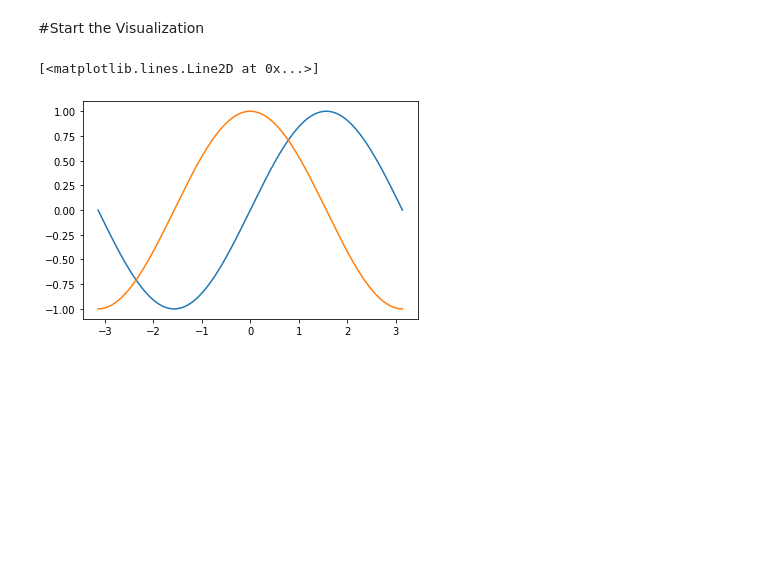
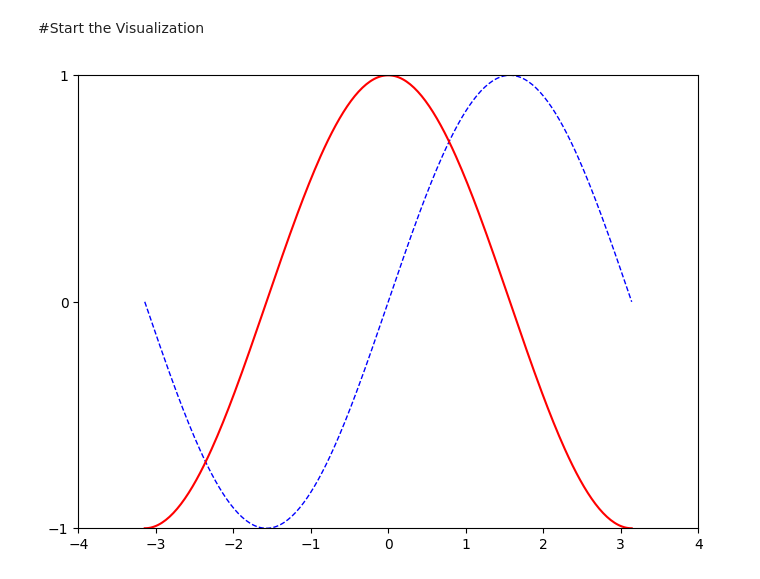
Before and after one commit to smilingashutosh/Past_Works, a Jupyter notebook: matplotlib.ipynb, the cells around one changed output. Cells and saved outputs as stored; diff of their text form; code cells hidden in the pictures; blank space fills up the shorter version.

```diff
--- a/matplotlib.ipynb
+++ b/matplotlib.ipynb
@@ -2,19 +2,22 @@
 <a href="https://colab.research.google.com/github/smilingashutosh/Visualization_summ/blob/main/matplotlib.ipynb" target="_parent"><img src="https://colab.research.google.com/assets/colab-badge.svg" alt="Open In Colab"/></a>
 # %% [markdown]
 #Start the Visualization
-# %%
-# generate the data points
-
-import numpy as np
-X = np.linspace(-np.pi,np.pi,256)
-s = np.sin(X)
-c = np.cos(X)
-
-import matplotlib.pyplot as plt
-# print(X)
-# print(s)
-plt.plot(X,s)
-plt.plot(X,c)
-# %% [output]
-[<matplotlib.lines.Line2D at 0x...>]
-[figure, removed]
+# %%
+# generate the data points
+
+import numpy as np
+import matplotlib.pyplot as plt
+# print(X)
+# print(s)
+plt.figure(figsize=(8,6),dpi=100)
+X = np.linspace(-np.pi,np.pi,256)
+s,c = np.sin(X),np.cos(X)
+plt.plot(X,s,c='b',linewidth=1.0,linestyle='--')
+plt.plot(X,c,c='r')
+plt.xlim(-4,4)
+plt.xticks(np.linspace(-4,4,9,endpoint=True))
+plt.ylim(-1,1)
+plt.yticks([-1,0,1])
+plt.savefig("foo1.png",dpi=72)
+# %% [output]
+[figure, added]
```
Also changed, not shown: parts of 3 cells of this notebook.
